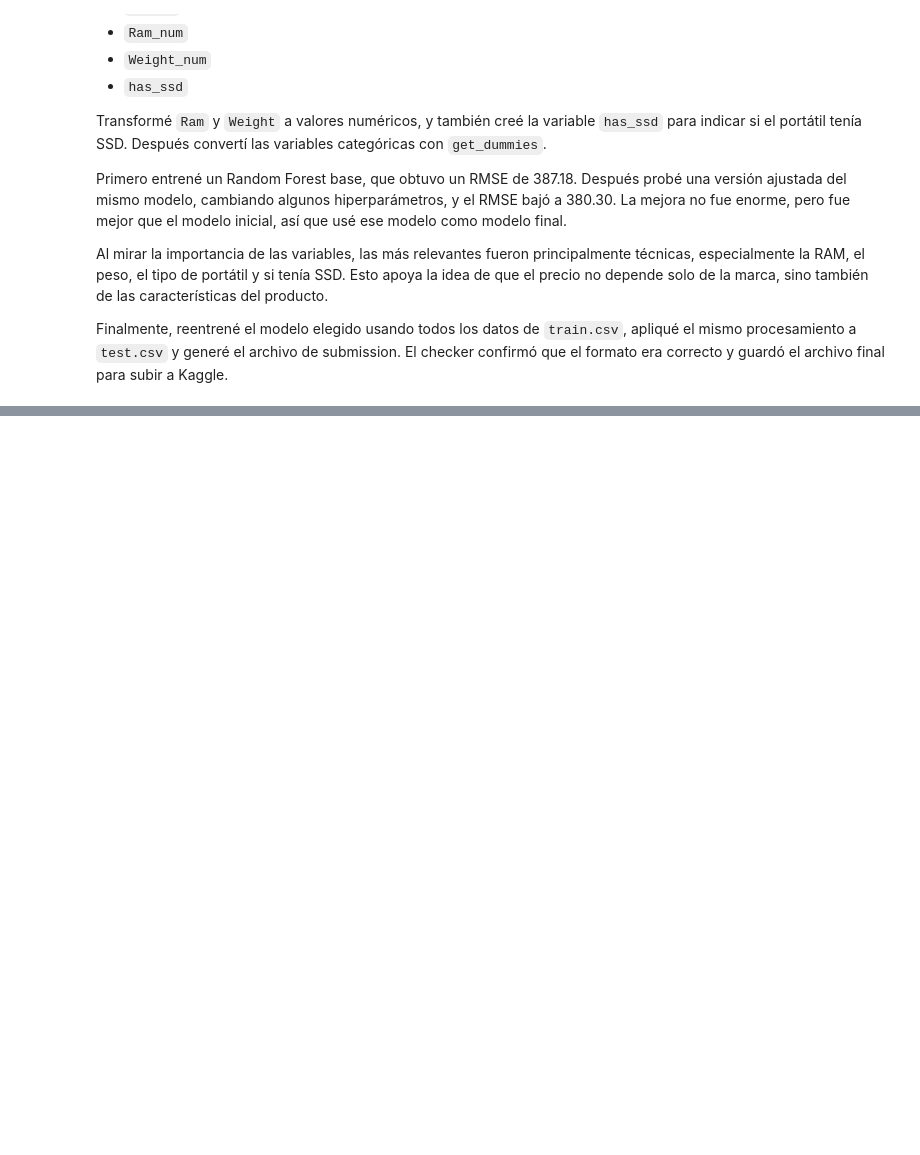
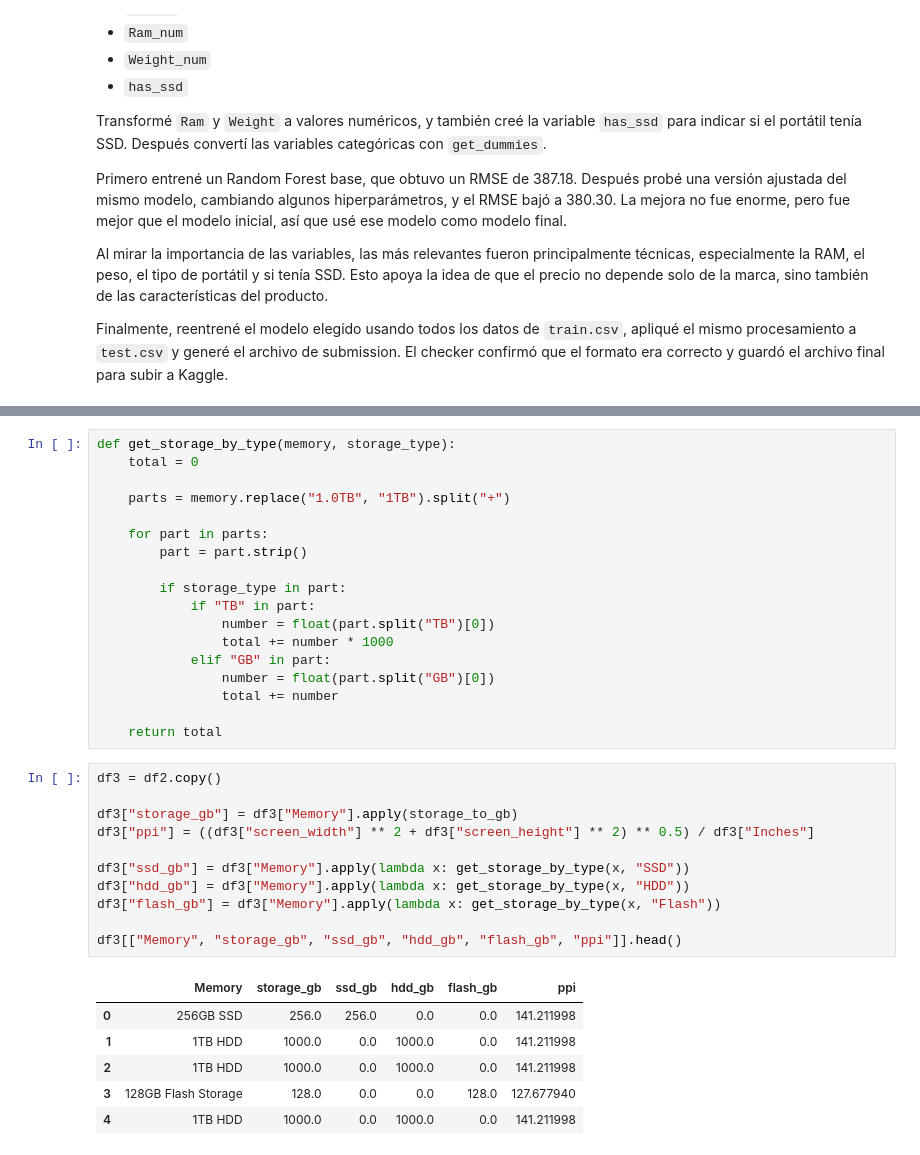
Before and after one commit to vicbiancon42-netizen/DS-Online-Victoria, a Jupyter notebook: Team_Challenges/TC_04_Sprint_12_Kaggle/TC-Kaggle_submission.ipynb, the cells around one changed output, grey strips where cells are left out. Drawn from its saved outputs; the diff is of its cells as text; blank space fills up the shorter version.

```diff
--- a/Team_Challenges/TC_04_Sprint_12_Kaggle/TC-Kaggle_submission.ipynb
+++ b/Team_Challenges/TC_04_Sprint_12_Kaggle/TC-Kaggle_submission.ipynb
@@ -523,0 +688,36 @@ Finalmente, reentrené el modelo elegido usando todos los datos de `train.csv`,
+# %%
+def get_storage_by_type(memory, storage_type):
+    total = 0
+
+    parts = memory.replace("1.0TB", "1TB").split("+")
+
+    for part in parts:
+        part = part.strip()
+
+        if storage_type in part:
+            if "TB" in part:
+                number = float(part.split("TB")[0])
+                total += number * 1000
+            elif "GB" in part:
+                number = float(part.split("GB")[0])
+                total += number
+
+    return total
+# %%
+df3 = df2.copy()
+
+df3["storage_gb"] = df3["Memory"].apply(storage_to_gb)
+df3["ppi"] = ((df3["screen_width"] ** 2 + df3["screen_height"] ** 2) ** 0.5) / df3["Inches"]
+
+df3["ssd_gb"] = df3["Memory"].apply(lambda x: get_storage_by_type(x, "SSD"))
+df3["hdd_gb"] = df3["Memory"].apply(lambda x: get_storage_by_type(x, "HDD"))
+df3["flash_gb"] = df3["Memory"].apply(lambda x: get_storage_by_type(x, "Flash"))
+
+df3[["Memory", "storage_gb", "ssd_gb", "hdd_gb", "flash_gb", "ppi"]].head()
+# %% [output]
+|  | Memory | storage_gb | ssd_gb | hdd_gb | flash_gb | ppi |
+| 0 | 256GB SSD | 256.0 | 256.0 | 0.0 | 0.0 | 141.211998 |
+| 1 | 1TB HDD | 1000.0 | 0.0 | 1000.0 | 0.0 | 141.211998 |
+| 2 | 1TB HDD | 1000.0 | 0.0 | 1000.0 | 0.0 | 141.211998 |
+| 3 | 128GB Flash Storage | 128.0 | 0.0 | 0.0 | 128.0 | 127.677940 |
+| 4 | 1TB HDD | 1000.0 | 0.0 | 1000.0 | 0.0 | 141.211998 |
```
Also changed, not shown: parts of 20 cells of this notebook, 1 other file.
